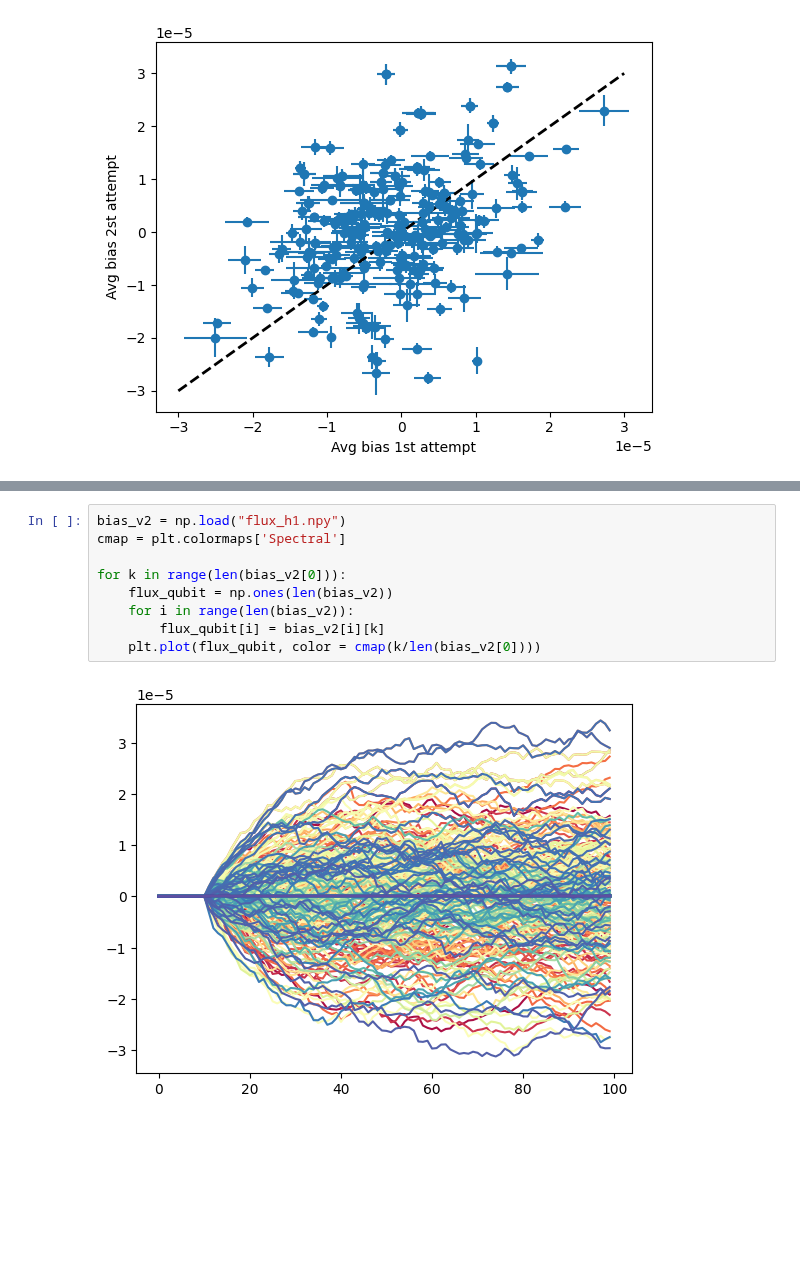
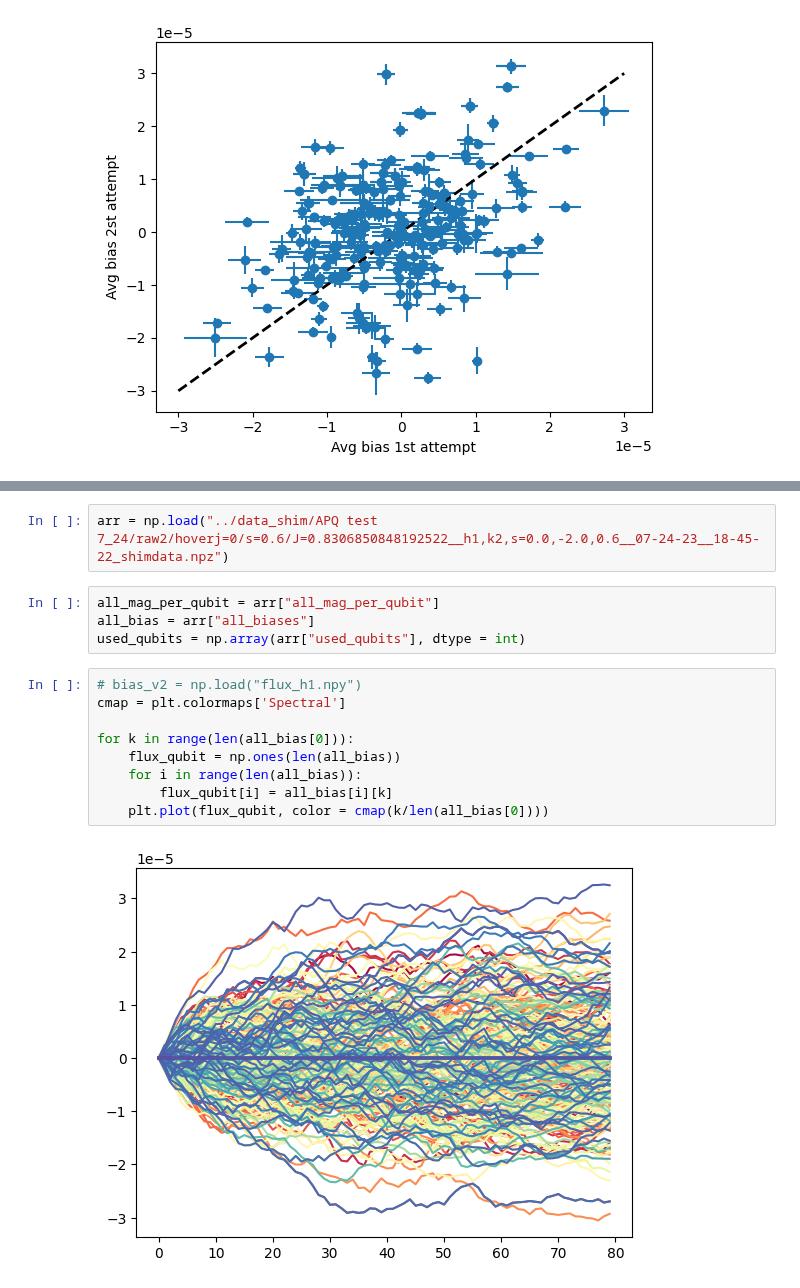
Before and after one commit to vdrouint/d-wave-other, a Jupyter notebook: kagome-tfim/zephyr_shimming.ipynb, the cells around one changed output, grey strips where cells are left out. Cells and saved outputs as stored; diff of their text form; blank space fills up the shorter version.

```diff
--- a/kagome-tfim/zephyr_shimming.ipynb
+++ b/kagome-tfim/zephyr_shimming.ipynb
@@ -407,13 +409,19 @@ np.mean(array_mi[98][indices_to_measure])
 # %% [output]
 -0.33272727272727276
+# %%
+arr = np.load("../data_shim/APQ test 7_24/raw2/hoverj=0/s=0.6/J=0.8306850848192522__h1,k2,s=0.0,-2.0,0.6__07-24-23__18-45-22_shimdata.npz")
+# %%
+all_mag_per_qubit = arr["all_mag_per_qubit"]
+all_bias = arr["all_biases"]
+used_qubits = np.array(arr["used_qubits"], dtype = int)
 # %%
-bias_v2 = np.load("flux_h1.npy")
+# bias_v2 = np.load("flux_h1.npy")
 cmap = plt.colormaps['Spectral']
 
-for k in range(len(bias_v2[0])):
-    flux_qubit = np.ones(len(bias_v2))
-    for i in range(len(bias_v2)):
-        flux_qubit[i] = bias_v2[i][k]
-    plt.plot(flux_qubit, color = cmap(k/len(bias_v2[0])))
+for k in range(len(all_bias[0])):
+    flux_qubit = np.ones(len(all_bias))
+    for i in range(len(all_bias)):
+        flux_qubit[i] = all_bias[i][k]
+    plt.plot(flux_qubit, color = cmap(k/len(all_bias[0])))
 # %% [output]
-[figure, old version]
+[figure, new version]
```
Also changed, not shown: parts of 11 cells of this notebook, 2 other files.
